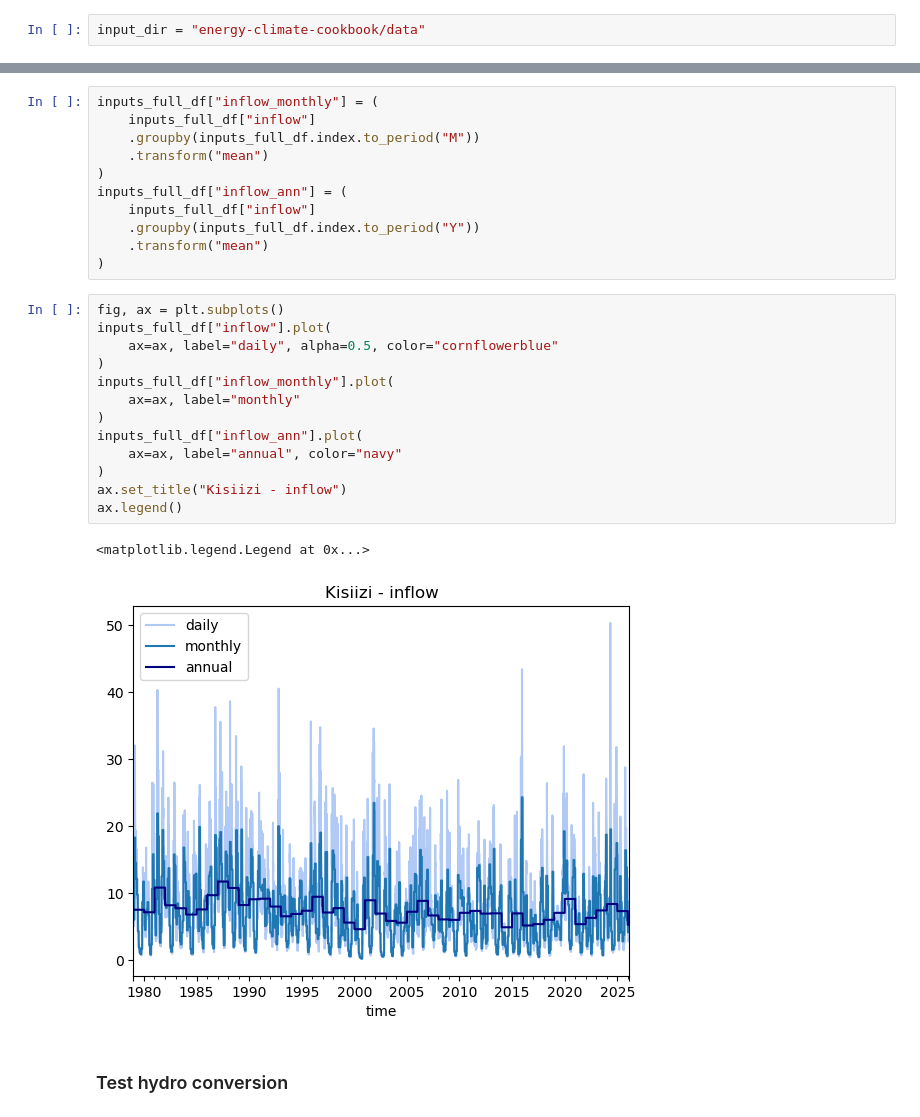
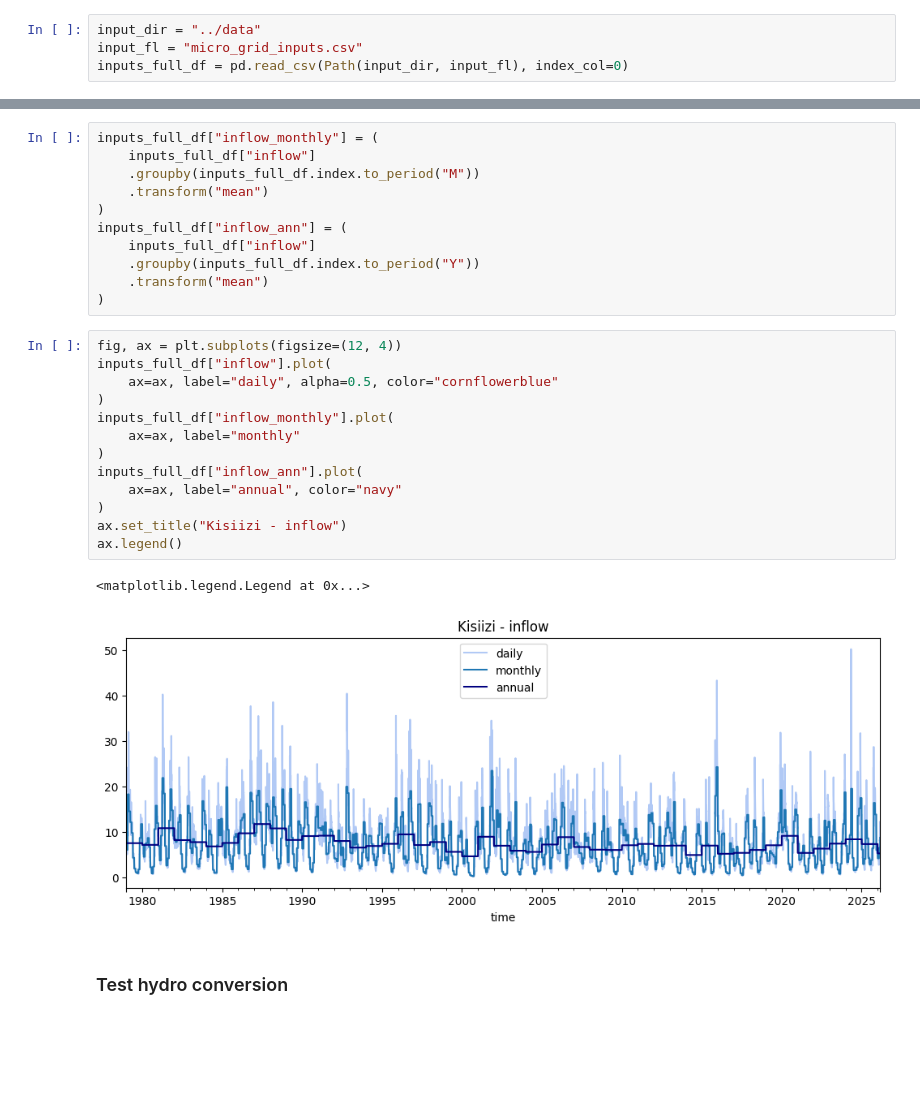
Before and after one commit to matteodefelice/energy-climate-cookbook, a Jupyter notebook: notebooks/2026.micro_grid_hydro.ipynb, the cells around one changed output, grey strips where cells are left out. Cells and saved outputs as stored; diff of their text form; blank space fills up the shorter version.

```diff
--- a/notebooks/2026.micro_grid_hydro.ipynb
+++ b/notebooks/2026.micro_grid_hydro.ipynb
@@ -24,2 +15,4 @@ E0000 00:00:1779056596.583956 259868114 instrument.cc:563] Metric with name 'grp
 # %%
-input_dir = "energy-climate-cookbook/data"
+input_dir = "../data"
+input_fl = "micro_grid_inputs.csv"
+inputs_full_df = pd.read_csv(Path(input_dir, input_fl), index_col=0)
@@ -89,21 +86,21 @@ inputs_full_df["inflow_ann"] = (
     .transform("mean")
 )
 # %%
-fig, ax = plt.subplots()
+fig, ax = plt.subplots(figsize=(12, 4))
 inputs_full_df["inflow"].plot(
     ax=ax, label="daily", alpha=0.5, color="cornflowerblue"
 )
 inputs_full_df["inflow_monthly"].plot(
     ax=ax, label="monthly"
 )
 inputs_full_df["inflow_ann"].plot(
     ax=ax, label="annual", color="navy"
 )
 ax.set_title("Kisiizi - inflow")
 ax.legend()
 # %% [output]
 <matplotlib.legend.Legend at 0x...>
-[figure, old version]
+[figure, new version]
 # %% [markdown]
 ### Test hydro conversion
 # %%
```
Also changed, not shown: parts of 15 cells of this notebook, 1 other file.
